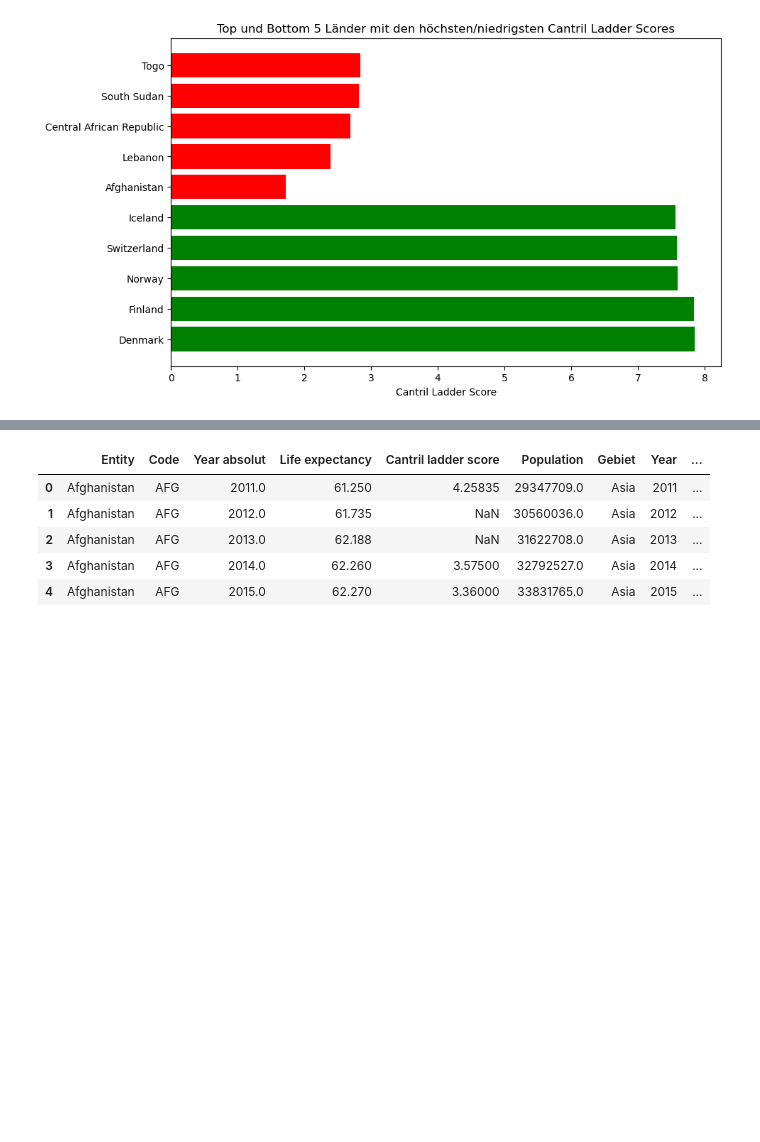
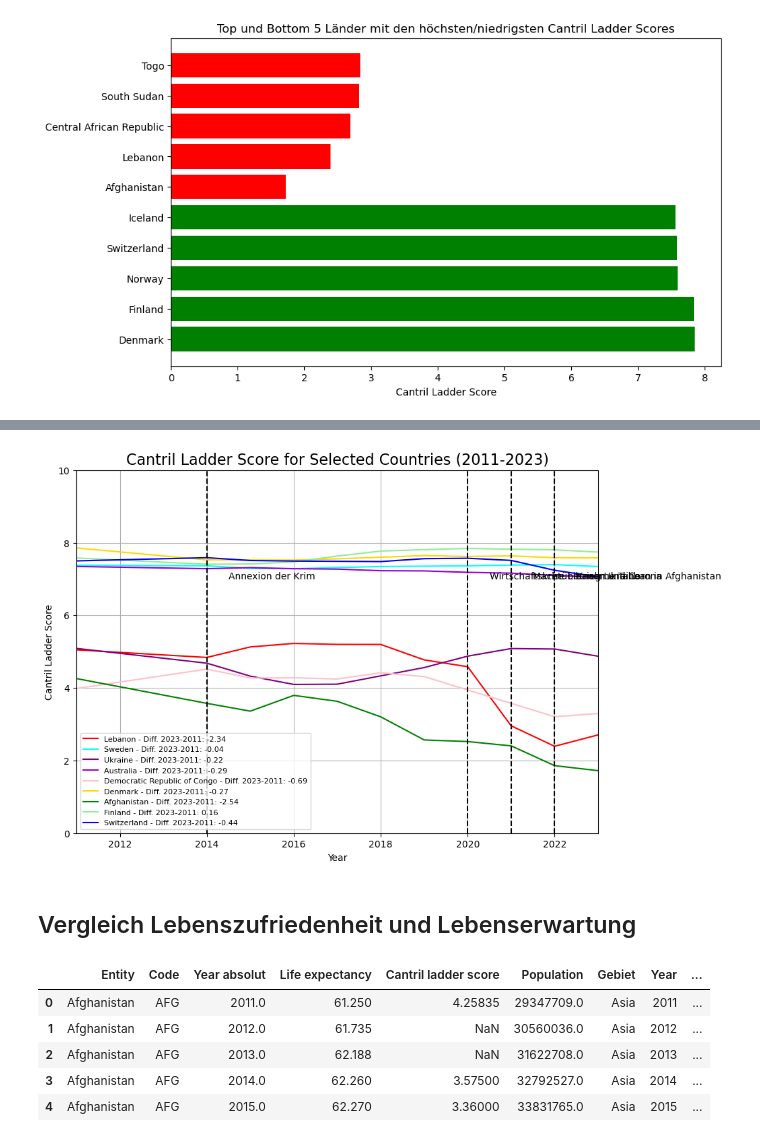
Before and after one commit to Elena-avk/elena, a Jupyter notebook: LN_Python_Elena_Yasemin.ipynb, the cells around one changed output, grey strips where cells are left out. Cells and saved outputs as stored; diff of their text form; code cells hidden in the pictures; blank space fills up the shorter version.

```diff
--- a/LN_Python_Elena_Yasemin.ipynb
+++ b/LN_Python_Elena_Yasemin.ipynb
@@ -475,3 +564,71 @@ plt.show()
+# %%
+df = pd.read_csv('happiness-cantril-ladder.csv', skiprows=1,
+                 names=['Gebiet', 'Code', 'Jahr', 'Cantril Ladder Score'])
+
+df_filtered = df[(df['Jahr'] >= 2011) & (df['Jahr'] <= 2023)]
+
+selected_countries = list({
+    'Switzerland', 'Sweden', 'Finland', 'Denmark', 'Australia',
+    'Afghanistan', 'Lebanon', 'Lesotho',
+    'Democratic Republic of Congo', 'Ukraine'
+})
+
+color_dict = {
+    'Switzerland': 'blue',
+    'Sweden': 'cyan',
+    'Finland': 'lightgreen',
+    'Denmark': 'gold',
+    'Australia': 'darkviolet',
+    'Afghanistan': 'green',
+    'Lebanon': 'red',
+    'Lesotho': 'orange',
+    'Democratic Republic of Congo': 'pink',
+    'Ukraine': 'purple'
+}
+
+plt.figure(figsize=(10, 7))
+
+# Plot für jedes Land
+for gebiet in selected_countries:
+    if gebiet in df_filtered['Gebiet'].values:
+        if (df_filtered[(df_filtered['Gebiet'] == gebiet) & (df_filtered['Jahr'] == 2023)].shape[0] > 0) and \
+           (df_filtered[(df_filtered['Gebiet'] == gebiet) & (df_filtered['Jahr'] == 2011)].shape[0] > 0):
+
+            diff = df_filtered[(df_filtered['Gebiet'] == gebiet) & (df_filtered['Jahr'] == 2023)]['Cantril Ladder Score'].values[0] - \
+                   df_filtered[(df_filtered['Gebiet'] == gebiet) & (df_filtered['Jahr'] == 2011)]['Cantril Ladder Score'].values[0]
+
+            region_data = df_filtered[df_filtered['Gebiet'] == gebiet]
+            plt.plot(region_data['Jahr'], region_data['Cantril Ladder Score'],
+                     label=f'{gebiet} - Diff. 2023-2011: {diff:.2f}',
+                     color=color_dict.get(gebiet, 'gray'))
+
+# Hinzufügen von vertikalen Linien und Texten
+
+plt.axvline(x=2014, color='black', linestyle='--')
+plt.text(2014.5, 7, 'Annexion der Krim', fontsize=10, color='black')
+
+plt.axvline(x=2020, color='black', linestyle='--')
+plt.text(2020.5, 7, 'Wirtschaftskrise Libanon und Corona', fontsize=10, color='black')
+
+plt.axvline(x=2021, color='black', linestyle='--')
+plt.text(2021.5, 7, 'Machtübernahme Taliban in Afghanistan', fontsize=10, color='black')
+
+plt.axvline(x=2022, color='black', linestyle='--')
+plt.text(2022.5, 7,'Krieg Ukraine', fontsize=10, color='black')
+
+
+plt.title('Cantril Ladder Score for Selected Countries (2011-2023)', fontsize=16)
+plt.xlabel('Year')
+plt.ylabel('Cantril Ladder Score')
+plt.legend(loc='best', fontsize=8)
+plt.xlim([2011, 2023])
+plt.ylim([0, 10])
+plt.grid(True)
+plt.show()
+# %% [output]
+[figure, added]
+# %% [markdown]
+## Vergleich Lebenszufriedenheit und Lebenserwartung
 # %%
 import pandas as pd
 import seaborn as sns
```
Also changed, not shown: parts of 14 cells of this notebook.
